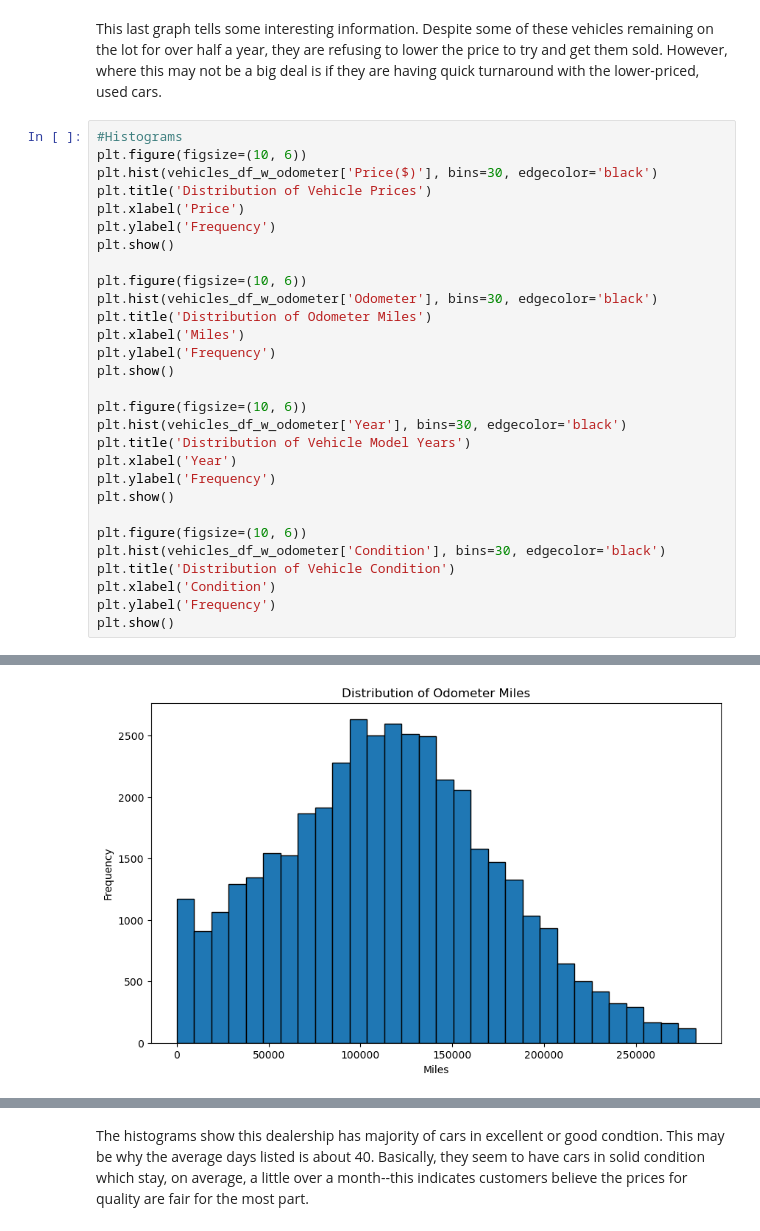
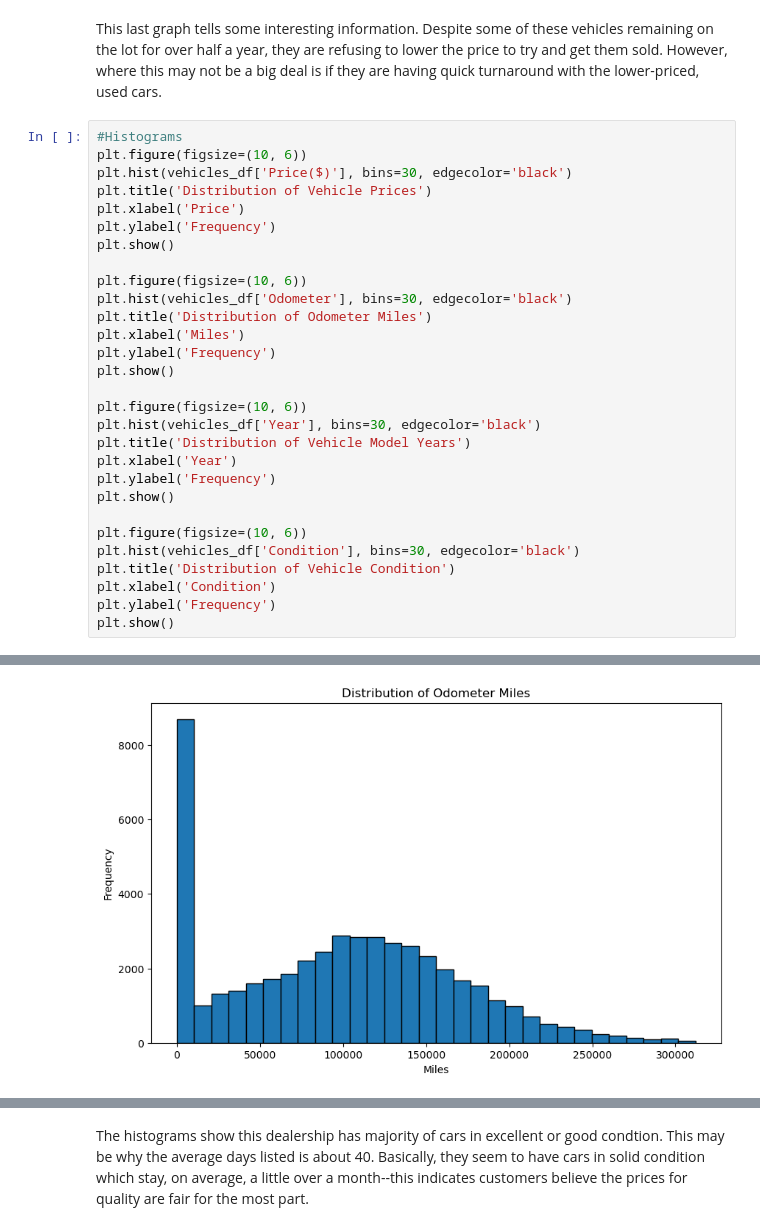
Before and after one commit to Ptown-1988/Sprint_4_Project, a Jupyter notebook: Jupyter Notebook Sprint4Project.ipynb, the cells around one changed output, grey strips where cells are left out. Cells and saved outputs as stored; diff of their text form.

```diff
--- a/Jupyter Notebook Sprint4Project.ipynb
+++ b/Jupyter Notebook Sprint4Project.ipynb
@@ -235,28 +248,28 @@ This last graph tells some interesting information. Despite some of these vehicl
 # %%
 #Histograms
 plt.figure(figsize=(10, 6))
-plt.hist(vehicles_df_w_odometer['Price($)'], bins=30, edgecolor='black')
+plt.hist(vehicles_df['Price($)'], bins=30, edgecolor='black')
 plt.title('Distribution of Vehicle Prices')
 plt.xlabel('Price')
 plt.ylabel('Frequency')
 plt.show()
 
 plt.figure(figsize=(10, 6))
-plt.hist(vehicles_df_w_odometer['Odometer'], bins=30, edgecolor='black')
+plt.hist(vehicles_df['Odometer'], bins=30, edgecolor='black')
 plt.title('Distribution of Odometer Miles')
 plt.xlabel('Miles')
 plt.ylabel('Frequency')
 plt.show()
 
 plt.figure(figsize=(10, 6))
-plt.hist(vehicles_df_w_odometer['Year'], bins=30, edgecolor='black')
+plt.hist(vehicles_df['Year'], bins=30, edgecolor='black')
 plt.title('Distribution of Vehicle Model Years')
 plt.xlabel('Year')
 plt.ylabel('Frequency')
 plt.show()
 
 plt.figure(figsize=(10, 6))
-plt.hist(vehicles_df_w_odometer['Condition'], bins=30, edgecolor='black')
+plt.hist(vehicles_df['Condition'], bins=30, edgecolor='black')
 plt.title('Distribution of Vehicle Condition')
 plt.xlabel('Condition')
 plt.ylabel('Frequency')
@@ -266 +279 @@ plt.show()
-[figure, old version]
+[figure, new version]
```
Also changed, not shown: parts of 10 cells of this notebook.
